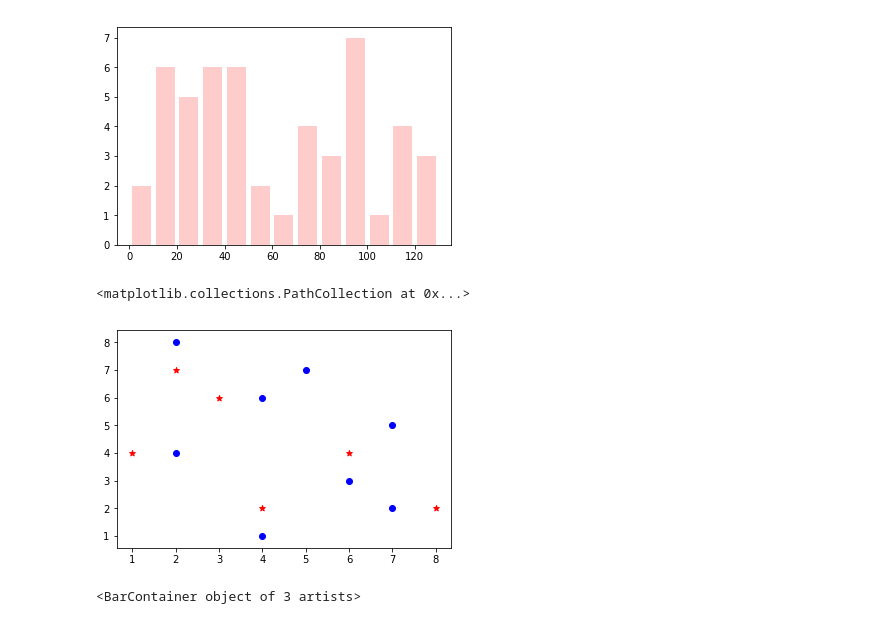
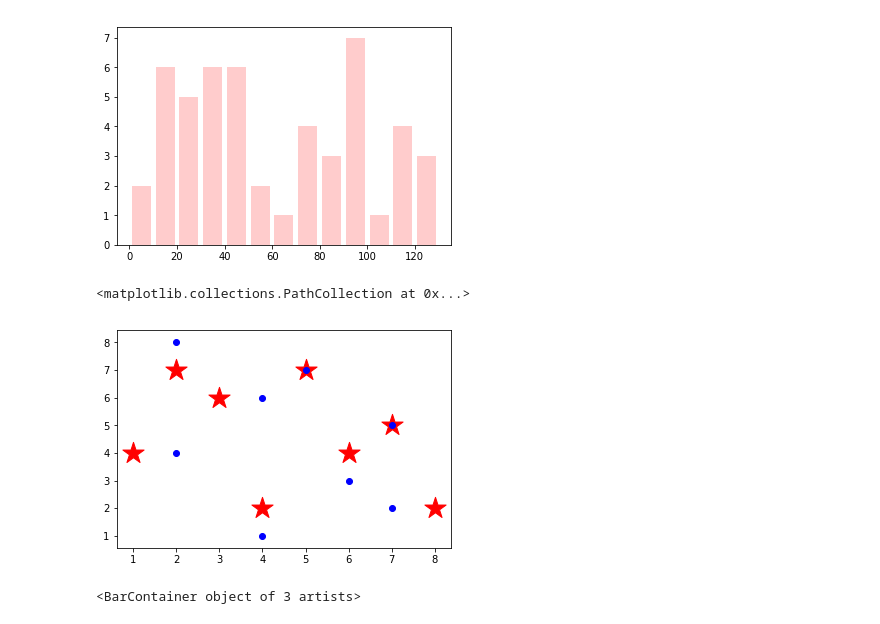
Before and after one commit to sajjadGG/book-python, a Jupyter notebook: data-vizualization/jupyter/Untitled.ipynb, the cells around one changed output. Cells and saved outputs as stored; diff of their text form; code cells hidden in the pictures.

Commit message:
Data Visualization: Matplotlib #time 60m

```diff
--- a/data-vizualization/jupyter/Untitled.ipynb
+++ b/data-vizualization/jupyter/Untitled.ipynb
@@ -100,12 +115,12 @@ plt.hist(ages, bins, histtype='bar', rwidth=0.8, color='#FF000033')
 # %%
     x = [1,2,3,4,5,6,7,8]
     y = [4,7,6,2,7,4,5,2]
 
-    plt.scatter(x, y, marker='*', color='red')
+    plt.scatter(x, y, marker='*', color='red', s=500)
     plt.scatter(y, x, marker='o', color='blue')
 # %% [output]
 <matplotlib.collections.PathCollection at 0x...>
-[figure, old version]
+[figure, new version]
 # %%
     x = [1,2,3]
     y = [4,5,6]
```
Also changed, not shown: parts of 7 cells of this notebook, 8 other files.
